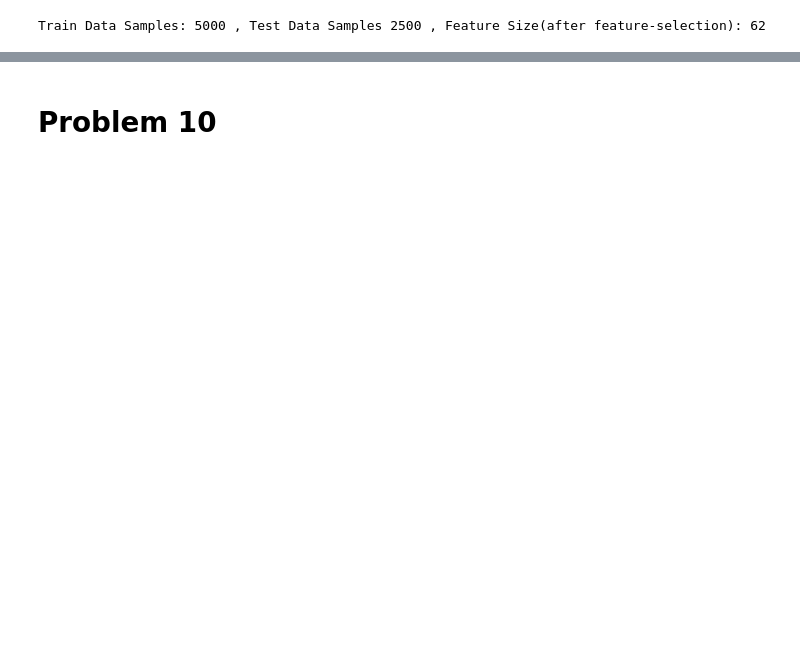
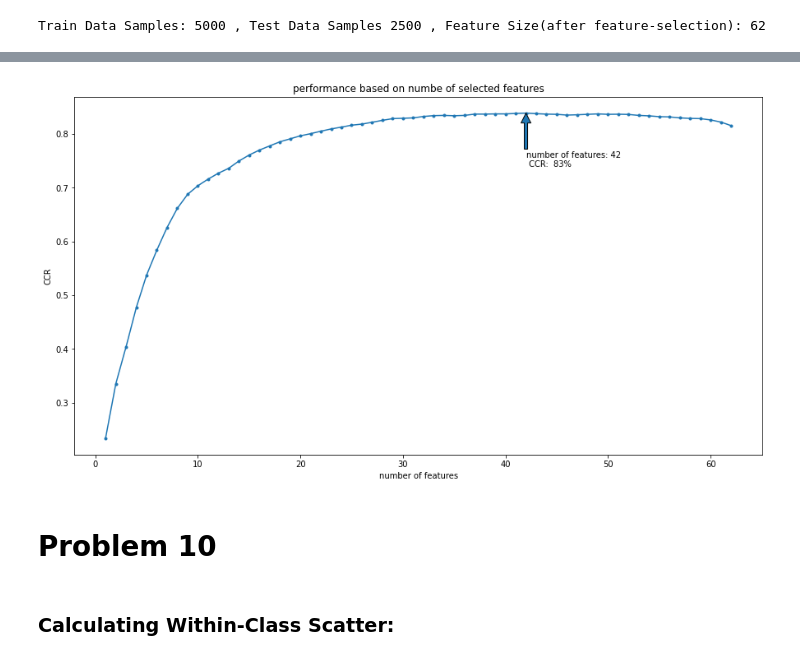
Before and after one commit to codamin/Machine-Learning-Course-Assignments, a Jupyter notebook: hw4/codes.ipynb, the cells around one changed output, grey strips where cells are left out. Cells and saved outputs as stored; diff of their text form; code cells hidden in the pictures; blank space fills up the shorter version.

```diff
--- a/hw4/codes.ipynb
+++ b/hw4/codes.ipynb
@@ -92,0 +36,30 @@ plt.title('performance based on number of features');
+# %%
+def sfs():
+    fixed_set = []
+    step_accs = []
+    remaining_features = list(range(feature_size))
+    nbc = GaussianNB()
+
+    for _ in range(feature_size):
+
+        best_acc = -np.inf
+        best_feature = None
+        for f in remaining_features:
+
+            fixed_set.append(f)
+            sub_data = X_train[:, fixed_set].reshape(tr_samples_size, len(fixed_set))
+            sub_target =  y_train.reshape(tr_samples_size, 1)
+            nbc.fit(sub_data, sub_target)
+            fixed_set.remove(f)
+
+            score = nbc.score(sub_data, sub_target)
+            if  score > best_acc:
+                best_feature = f
+                best_acc = score
+        step_accs.append(best_acc)
+        fixed_set.append(best_feature)
+        remaining_features.remove(best_feature)
+
+    return(step_accs)
+
+step_accs = sfs()
@@ -93,5 +84,21 @@ plt.title('performance based on number of features');
+# %%
+fig, ax = plt.subplots(figsize=(15,8))
+x = np.arange(1, feature_size+1)
+y = step_accs
+y_max_idx = np.argmax(y)
+x_max = x[y_max_idx]
+y_max = np.max(y)
+plt.plot(x, y, '.-');
+plt.annotate('number of features: {} \n CCR:  {}%'.format(x_max, int(y_max*100)), (x_max, y_max), xytext=(x_max, y_max-0.1), arrowprops=dict())
+plt.xlabel('number of features')
+plt.ylabel('CCR')
+plt.title('performance based on numbe of selected features');
+# %% [output]
+[figure, added]
 # %% [markdown]
 # Problem 10
+# %% [markdown]
+### Calculating Within-Class Scatter:
 # %%
 # calculating within-class scatter matrix:
 s_w = np.zeros((X_train.shape[1], X_train.shape[1]))
```
Also changed, not shown: parts of 21 cells of this notebook.
